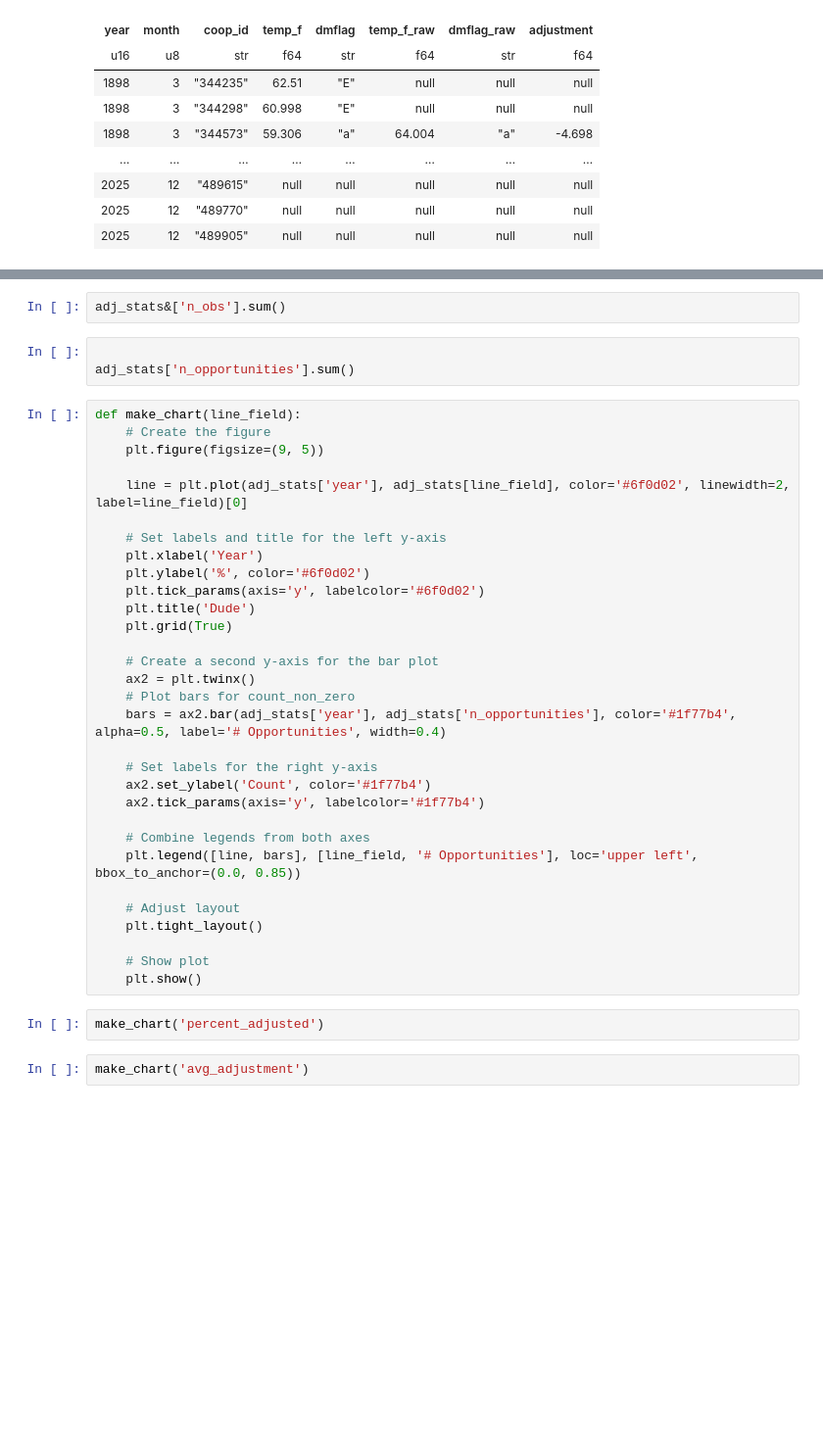
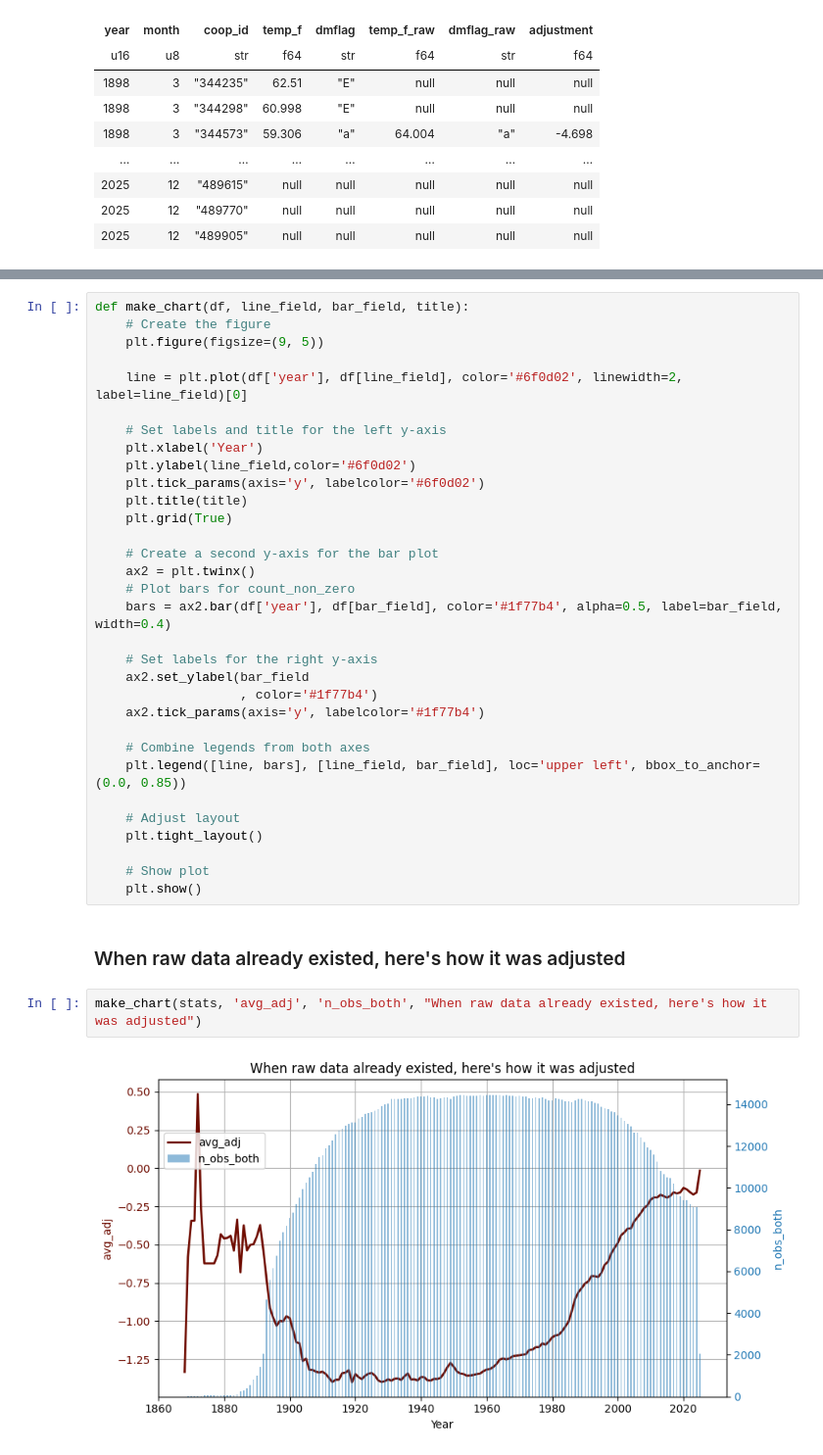
Before and after one commit to hfuhruhurr/ushcn, a Jupyter notebook: adjustment_analysis.ipynb, the cells around one changed output, grey strips where cells are left out. Shown: that part at 98% size. Drawn from its saved outputs; the diff is of its cells as text; blank space fills up the shorter version.

Commit message:
completed stats

```diff
--- a/adjustment_analysis.ipynb
+++ b/adjustment_analysis.ipynb
@@ -133,40 +107,38 @@ shape: (158, 4)
-# %%
-adj_stats&['n_obs'].sum()
-# %%
-
-adj_stats['n_opportunities'].sum()
 # %%
-def make_chart(line_field):
+def make_chart(df, line_field, bar_field, title):
     # Create the figure
     plt.figure(figsize=(9, 5))
 
-    line = plt.plot(adj_stats['year'], adj_stats[line_field], color='#6f0d02', linewidth=2, label=line_field)[0]
+    line = plt.plot(df['year'], df[line_field], color='#6f0d02', linewidth=2, label=line_field)[0]
 
     # Set labels and title for the left y-axis
     plt.xlabel('Year')
-    plt.ylabel('%', color='#6f0d02')
+    plt.ylabel(line_field,color='#6f0d02')
     plt.tick_params(axis='y', labelcolor='#6f0d02')
-    plt.title('Dude')
+    plt.title(title)
     plt.grid(True)
 
     # Create a second y-axis for the bar plot
     ax2 = plt.twinx()
     # Plot bars for count_non_zero
-    bars = ax2.bar(adj_stats['year'], adj_stats['n_opportunities'], color='#1f77b4', alpha=0.5, label='# Opportunities', width=0.4)
+    bars = ax2.bar(df['year'], df[bar_field], color='#1f77b4', alpha=0.5, label=bar_field, width=0.4)
 
     # Set labels for the right y-axis
-    ax2.set_ylabel('Count', color='#1f77b4')
+    ax2.set_ylabel(bar_field
+                   , color='#1f77b4')
     ax2.tick_params(axis='y', labelcolor='#1f77b4')
 
     # Combine legends from both axes
-    plt.legend([line, bars], [line_field, '# Opportunities'], loc='upper left', bbox_to_anchor=(0.0, 0.85))
+    plt.legend([line, bars], [line_field, bar_field], loc='upper left', bbox_to_anchor=(0.0, 0.85))
 
     # Adjust layout
     plt.tight_layout()
 
     # Show plot
     plt.show()
-# %%
-make_chart('percent_adjusted')
-# %%
-make_chart('avg_adjustment')
+# %% [markdown]
+### When raw data already existed, here's how it was adjusted
+# %%
+make_chart(stats, 'avg_adj', 'n_obs_both', "When raw data already existed, here's how it was adjusted")
+# %% [output]
+[figure, added]
```
Also changed, not shown: parts of 5 cells of this notebook.
